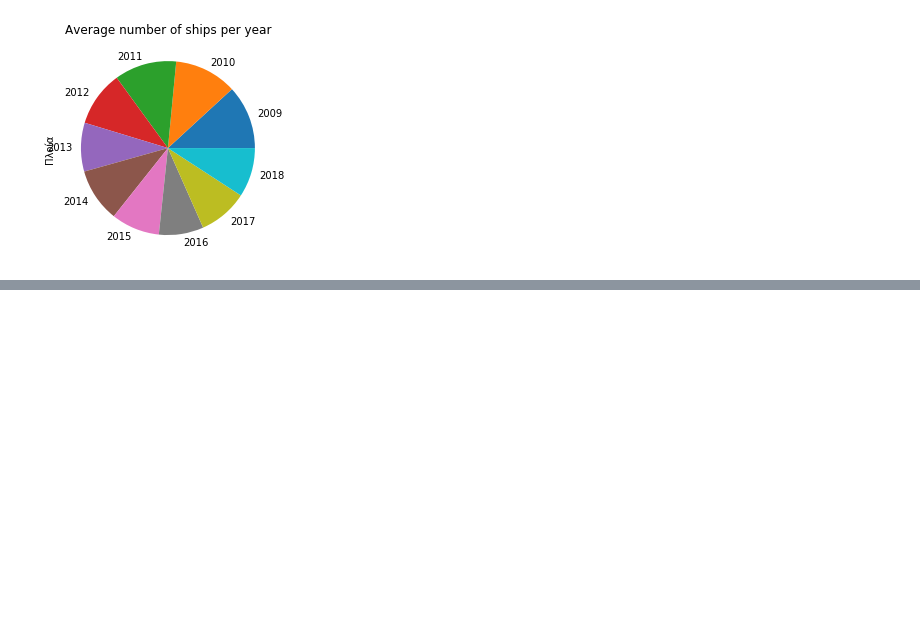
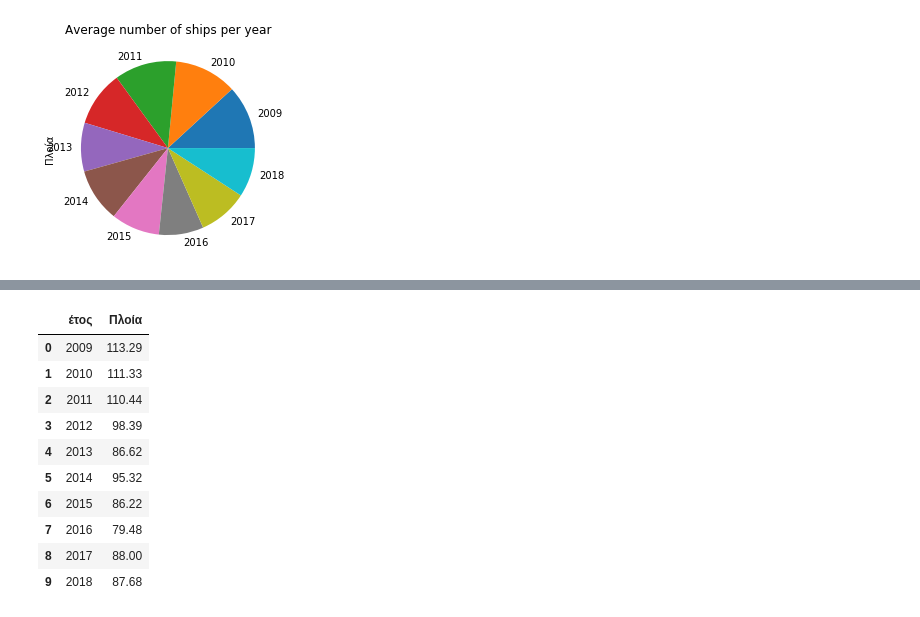
Before and after one commit to kosmaspanag/data-studio-projects, a Jupyter notebook: Weekly projects/Port_of_Thessaloniki_stats_2009-2019/Ship_Trafic_Thessaloniki_Port.ipynb, the cells around one changed output, grey strips where cells are left out. Saved outputs shown, nothing was run; the diff lists cells and outputs as text; code cells hidden in the pictures; blank space fills up the shorter version.

```diff
--- a/Weekly projects/Port_of_Thessaloniki_stats_2009-2019/Ship_Trafic_Thessaloniki_Port.ipynb
+++ b/Weekly projects/Port_of_Thessaloniki_stats_2009-2019/Ship_Trafic_Thessaloniki_Port.ipynb
@@ -1284,0 +1318,16 @@ avg_ships_year.plot(kind='pie', title='Average number of ships per year')
+# %%
+avg = avg_ships_year
+avg = avg.reset_index()
+avg
+# %% [output]
+|  | έτος | Πλοία |
+| 0 | 2009 | 113.29 |
+| 1 | 2010 | 111.33 |
+| 2 | 2011 | 110.44 |
+| 3 | 2012 | 98.39 |
+| 4 | 2013 | 86.62 |
+| 5 | 2014 | 95.32 |
+| 6 | 2015 | 86.22 |
+| 7 | 2016 | 79.48 |
+| 8 | 2017 | 88.00 |
+| 9 | 2018 | 87.68 |
```
Also changed, not shown: parts of 9 cells of this notebook, 12 other files.
